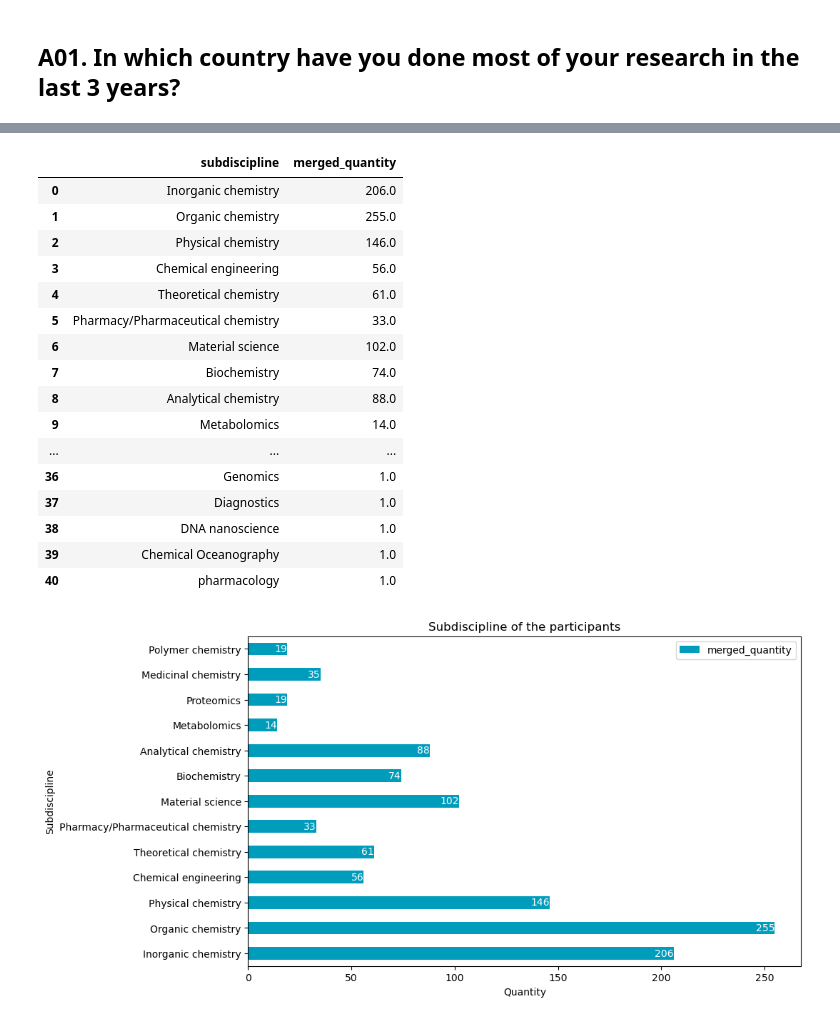
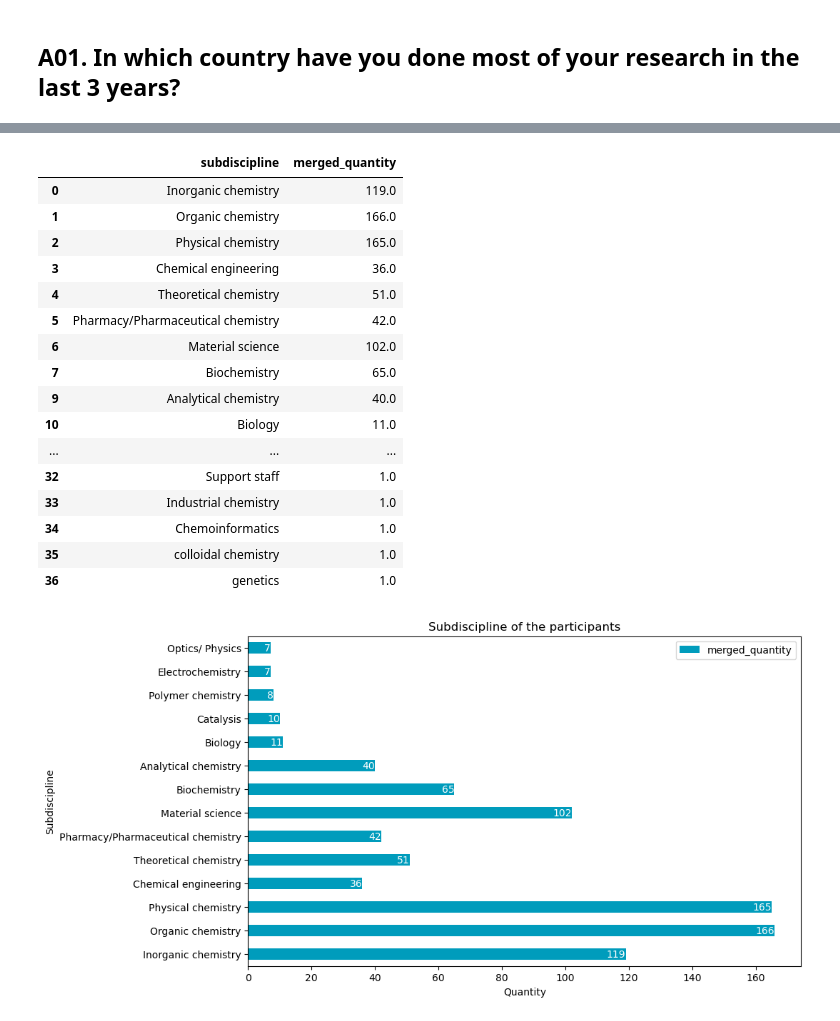
Before and after one commit to DanielaACUB/2022.2023_Data_Librarian_Daniela_Hausen, a Jupyter notebook: Modul_6/General Information - Auswertung der Community-Umfrage von NFDI4Chem (2019).ipynb, the cells around one changed output, grey strips where cells are left out. Cells and saved outputs as stored; diff of their text form; code cells hidden in the pictures.

```diff
--- a/Modul_6/General Information - Auswertung der Community-Umfrage von NFDI4Chem (2019).ipynb
+++ b/Modul_6/General Information - Auswertung der Community-Umfrage von NFDI4Chem (2019).ipynb
@@ -1061,12 +826,12 @@ df_A004_count
 # %%
 # Spalte "subdiscipline" als Index setzen
-df_A004_count.set_index('subdiscipline', inplace=True)
+df_A012_count.set_index('subdiscipline', inplace=True)
 
-df_A004_count.plot.barh(color=petrol_rgb)
+df_A012_count.plot.barh(color=petrol_rgb)
 
 plt.xlabel('Quantity')
 plt.ylabel('Subdiscipline')
-plt.title('Subdisciplines of chemistry where the particpants work')
+plt.title('Subdisciplines of chemistry')
 
 # Diagramm anzeigen
 plt.show()
@@ -1075,10 +840,12 @@ plt.show()
 # %%
 # Freitextantworten und Häufigkeit zur Frage anzeigen ->Spalte A004_13a
-df_A004_a = df_cleanquest_2023['A004_13a'].value_counts().to_frame()
+df_A012_a = df_cleanquest_2019['A012_09a'].value_counts().to_frame()
 
 # Spaltennamen anpassen
-df_A004_a.reset_index(inplace=True)
+df_A012_a.reset_index(inplace=True)
 
-df_A004_a.rename(columns={'index': 'subdiscipline', 'A004_13a': 'quantity'}, inplace=True)
-print(df_A004_a)
+df_A012_a.rename(columns={'index': 'subdiscipline', 'A012_09a': 'quantity'}, inplace=True)
+df_A012_a = df_A012_a.drop(0)
+
+print(df_A012_a)
 # %% [output]
@@ -1142,16 +912,16 @@ df_A004_a_sorted
 # %%
 # DataFrames anhand des gemeinsamen Schlüssels 'subdiscipline' zusammenführen
-df_A004_merge = pd.merge(df_A004_count, df_A004_a_sorted, on='subdiscipline', how='outer')
+df_A012_merge = pd.merge(df_A012_count, df_A012_sorted, on='subdiscipline', how='outer')
 
 # Spalten quantity_x und quantity_y zusammenführen und Werte summieren
-df_A004_merge['merged_quantity'] = df_A004_merge[['quantity_x', 'quantity_y']].sum(axis=1)
+df_A012_merge['merged_quantity'] = df_A012_merge[['quantity_x', 'quantity_y']].sum(axis=1)
 
 # doppelte Werte in der Spalte "merged_affiliation" entfernen
-df_A004_merge.drop_duplicates(subset='subdiscipline', inplace=True)
+df_A012_merge.drop_duplicates(subset='subdiscipline', inplace=True)
 
 # ursprüngliche Spalten löschen
-df_A004_merge.drop(['quantity_x', 'quantity_y'], axis=1, inplace=True)
+df_A012_merge.drop(['quantity_x', 'quantity_y'], axis=1, inplace=True)
 
-df_A004_merge
+df_A012_merge
 # %% [output]
 |  | subdiscipline | merged_quantity |
@@ -1174,51 +944,48 @@ df_A004_merge
 # %%
-# Zeile mit Index 12 löschen, weil sie in den Freitextantworten aufgeschlüsselt wurde und als solche eingefügt wurden.
-
-rows_to_delete = [12,13]
-
-df_A004_merge = df_A004_merge.drop(rows_to_delete)
-df_A004_merge
+# Zeile mit Index 8 löschen, weil sie in den Freitextantworten aufgeschlüsselt wurde und als solche eingefügt wurden.
+df_A012_merge = df_A012_merge.drop(8)
+df_A012_merge
 # %% [output]
 |  | subdiscipline | merged_quantity |
-| 0 | Inorganic chemistry | 206.0 |
-| 1 | Organic chemistry | 255.0 |
-| 2 | Physical chemistry | 146.0 |
-| 3 | Chemical engineering | 56.0 |
-| 4 | Theoretical chemistry | 61.0 |
-| 5 | Pharmacy/Pharmaceutical chemistry | 33.0 |
+| 0 | Inorganic chemistry | 119.0 |
+| 1 | Organic chemistry | 166.0 |
+| 2 | Physical chemistry | 165.0 |
+| 3 | Chemical engineering | 36.0 |
+| 4 | Theoretical chemistry | 51.0 |
+| 5 | Pharmacy/Pharmaceutical chemistry | 42.0 |
 | 6 | Material science | 102.0 |
-| 7 | Biochemistry | 74.0 |
-| 8 | Analytical chemistry | 88.0 |
-| 9 | Metabolomics | 14.0 |
+| 7 | Biochemistry | 65.0 |
+| 9 | Analytical chemistry | 40.0 |
+| 10 | Biology | 11.0 |
 | ... | ... | ... |
-| 36 | Genomics | 1.0 |
-| 37 | Diagnostics | 1.0 |
-| 38 | DNA nanoscience | 1.0 |
-| 39 | Chemical Oceanography | 1.0 |
-| 40 | pharmacology | 1.0 |
+| 32 | Support staff | 1.0 |
+| 33 | Industrial chemistry | 1.0 |
+| 34 | Chemoinformatics | 1.0 |
+| 35 | colloidal chemistry | 1.0 |
+| 36 | genetics | 1.0 |
 # %%
 # Spalte "subdiscipline" als Index setzen
-df_A004_merge.set_index('subdiscipline', inplace=True)
+df_A012_merge.set_index('subdiscipline', inplace=True)
 
 # Zeilen mit einer Quantity von über 10 filtern
-df_A004_merge_filter = df_A004_merge[df_A004_merge['merged_quantity'] > 10]
+df_A012_merge_filter = df_A012_merge[df_A012_merge['merged_quantity'] > 6]
 
 # Größe des Diagramms anpassen
 fig, ax = plt.subplots(figsize=(10, 6))
 
 # Daten als horizontales Balkendiagramm plotten
-bars_A004 = df_A004_merge_filter.plot.barh(ax=ax, color=petrol_rgb)
+bars_A012 = df_A012_merge_filter.plot.barh(ax=ax, color=petrol_rgb)
 
 # absolute Werte in die Balken einfügen
-for bar in bars_A004.patches:
+for bar in bars_A012.patches:
     ax.text(bar.get_width(), bar.get_y() + bar.get_height() / 2, int(bar.get_width()),
             va='center', ha='right', color='white')
 
 plt.xlabel('Quantity')
 plt.ylabel('Subdiscipline')
 plt.title('Subdiscipline of the participants')
 
 # Diagramm anzeigen
 plt.show()
 # %% [output]
-[figure, old version]
+[figure, new version]
```
Also changed, not shown: parts of 71 cells of this notebook, 3 other files.
